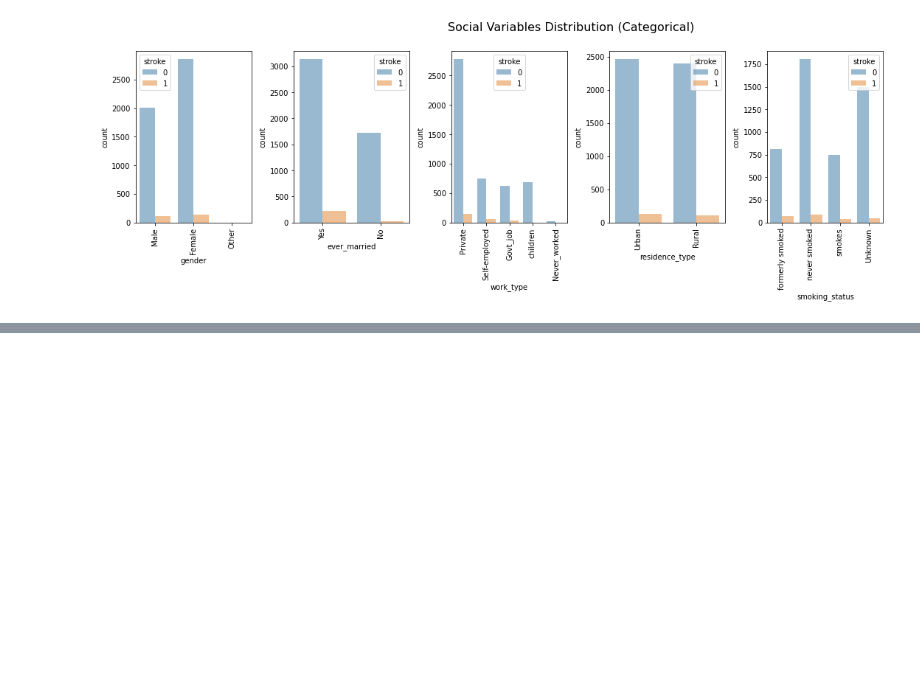
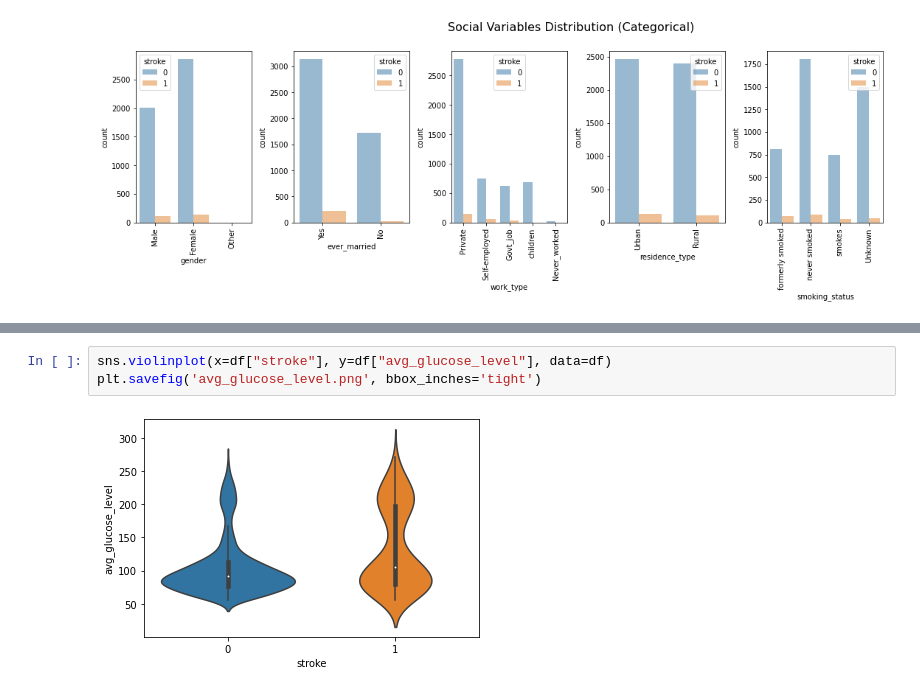
Before and after one commit to meng-86/Project-4, a Jupyter notebook: Data/Statistical Analysis/Exploratory Data Analysis.ipynb, the cells around one changed output, grey strips where cells are left out. Cells and saved outputs as stored; diff of their text form; blank space fills up the shorter version.

Commit message:
Added complete data files

```diff
--- a/Data/Exploratory Data Analysis.ipynb
+++ b/Data/Statistical Analysis/Exploratory Data Analysis.ipynb
@@ -88,0 +101,5 @@ for col,k in zip(social_variables,np.arange(1,len(social_variables)+1)):
+# %%
+sns.violinplot(x=df["stroke"], y=df["avg_glucose_level"], data=df)
+plt.savefig('avg_glucose_level.png', bbox_inches='tight')
+# %% [output]
+[figure, added]
```
Also changed, not shown: parts of 3 cells of this notebook, 6 other files.
